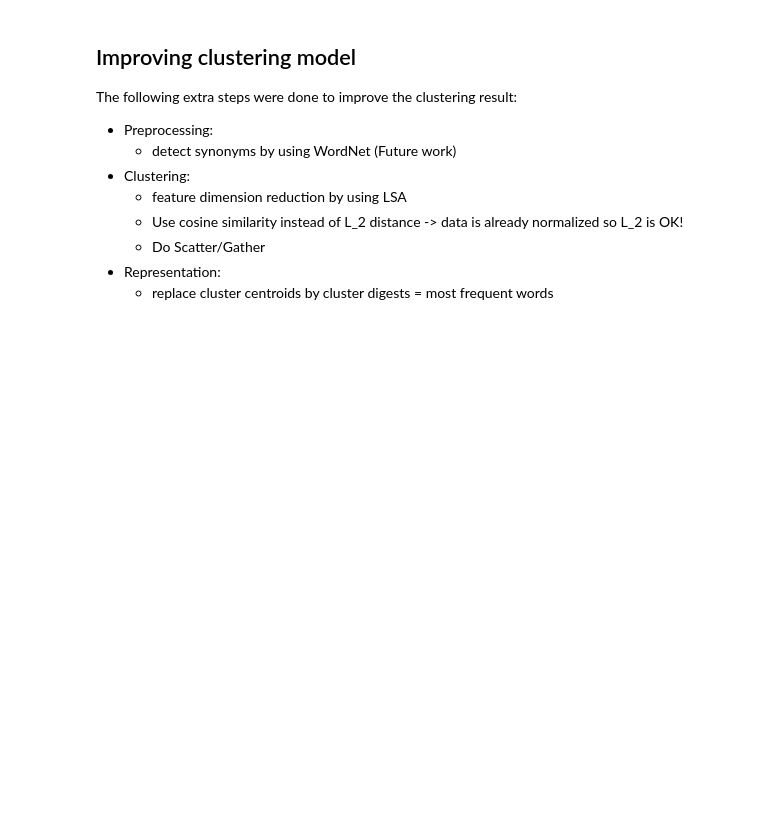
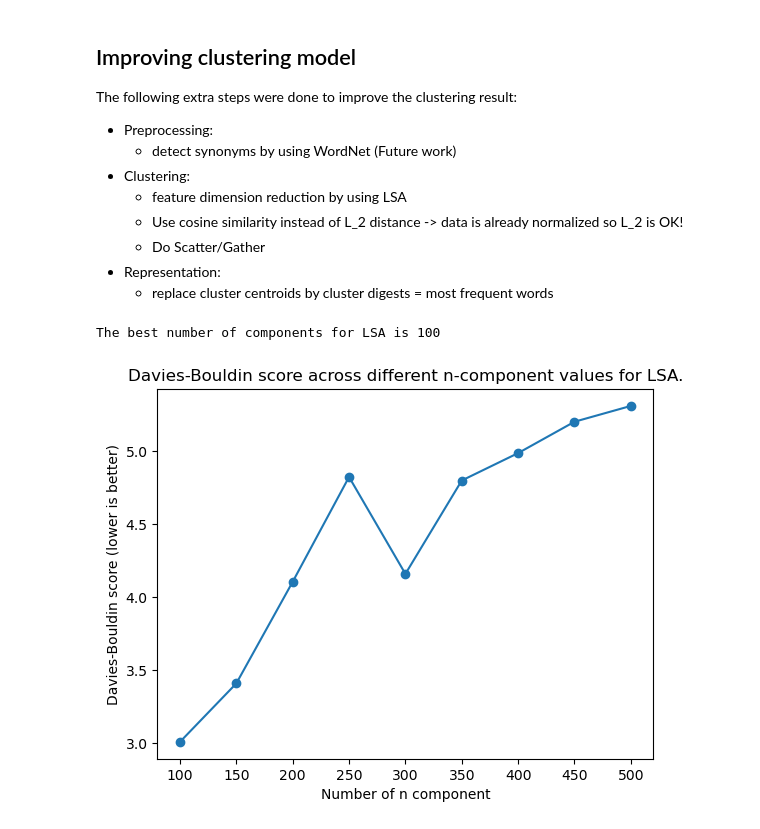
Before and after one commit to ancuongnguyen07/CS-E4650, a Jupyter notebook: hw5/code/solution.ipynb, the cells around one changed output. Cells and saved outputs as stored; diff of their text form; code cells hidden in the pictures; blank space fills up the shorter version.

```diff
--- a/hw5/code/solution.ipynb
+++ b/hw5/code/solution.ipynb
@@ -266,6 +266,50 @@ from itertools import combinations
 from collections import Counter
 # %%
 # Do LSA to reduce the feature dimension from 3828 to 100
-n_components = 80
-svd = TruncatedSVD(n_components=n_components, random_state=RANDOM_SEED)
-reduced_tf_idf_vectors = svd.fit_transform(tf_idf_vectors)
+# n_components = 80
+# svd = TruncatedSVD(n_components=n_components, random_state=RANDOM_SEED)
+# reduced_tf_idf_vectors = svd.fit_transform(tf_idf_vectors)
+# %%
+# LSA reduced version of the tf-idf vectors
+n_components = list(range(100,501,50))
+
+davies_bouldin_scores = []
+lsa_kmeans_models: list[KMeans] = []
+svds = {}
+for i, n in enumerate(n_components):
+    svd = TruncatedSVD(n_components=n, random_state=RANDOM_SEED)
+    svd = svd.fit(tf_idf_vectors)
+    svds[n] = svd
+
+    reduced_tf_idf_vectors = svd.transform(tf_idf_vectors)
+
+    db_scores_n = []
+    kmeans_model_n = []
+    for k in n_clusters:
+        kmeans = KMeans(init='k-means++', n_init='auto', n_clusters=k, random_state=RANDOM_SEED)
+        kmeans.fit(reduced_tf_idf_vectors)
+
+        kmeans_model_n.append(kmeans)
+        db_scores_n.append(davies_bouldin_score(reduced_tf_idf_vectors, kmeans.labels_))
+
+    best_idx = np.argmin(db_scores_n)
+    davies_bouldin_scores.append(db_scores_n[best_idx])
+    lsa_kmeans_models.append(kmeans_model_n[best_idx])
+
+best_idx = np.argmin(davies_bouldin_scores)
+best_n_component = n_components[best_idx]
+best_svd = svds[best_n_component]
+best_lsa_kmean = lsa_kmeans_models[best_idx]
+reduced_tf_idf_vectors = best_svd.transform(tf_idf_vectors)
+
+print(f'The best number of components for LSA is {best_n_component}')
+
+# Plot the Davies-Bouldin score across different number of clusters
+plt.plot(n_components, davies_bouldin_scores, marker='o')
+plt.xlabel('Number of n component')
+plt.ylabel('Davies-Bouldin score (lower is better)')
+plt.title('Davies-Bouldin score across different n-component values for LSA.')
+plt.show()
+# %% [output]
+The best number of components for LSA is 100
+[figure, added]
```
Also changed, not shown: parts of 5 cells of this notebook.
